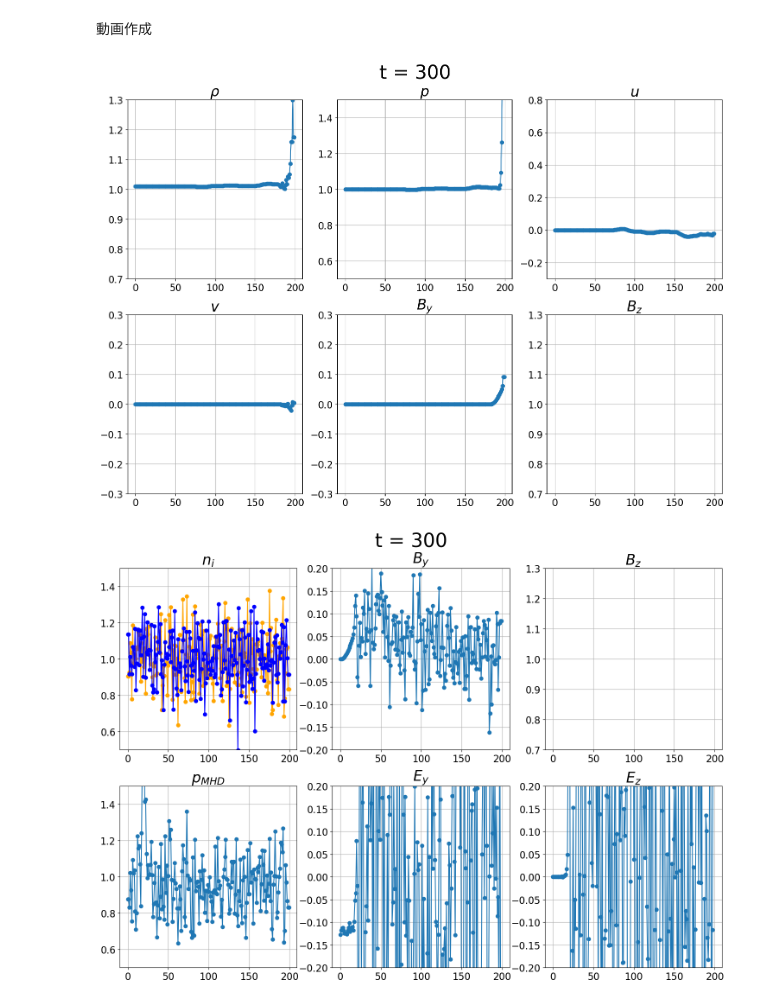
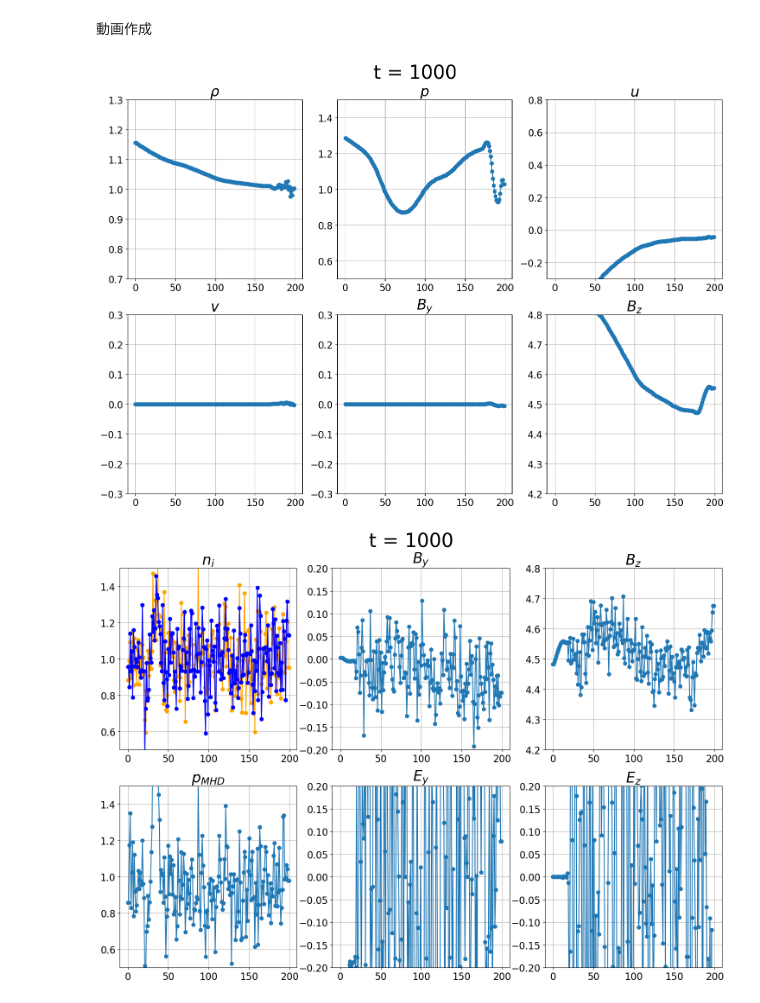
Before and after one commit to keita-akutagawa/MHD-PIC, a Jupyter notebook: 1D/Alfven_MHD-PIC_original.ipynb, the cells around one changed output. Cells and saved outputs as stored; diff of their text form; code cells hidden in the pictures.

```diff
--- a/1D/Alfven_MHD-PIC_original.ipynb
+++ b/1D/Alfven_MHD-PIC_original.ipynb
@@ -745,12 +745,12 @@ def send_MHD_to_PICinterface_particle(
     )
 
     #i~i+1グリッド内の粒子の再配置をするにはi+1/2の情報が必要
-    zeroth_moment_ion = 0.5 * (zeroth_moment_ion + np.roll(zeroth_moment_ion, -1))
-    zeroth_moment_electron = 0.5 * (zeroth_moment_electron + np.roll(zeroth_moment_electron, -1))
-    bulk_speed_ion_pic = 0.5 * (bulk_speed_ion_pic + np.roll(bulk_speed_ion_pic, -1, axis=1))
-    bulk_speed_electron_pic = 0.5 * (bulk_speed_electron_pic + np.roll(bulk_speed_electron_pic, -1, axis=1))
-    v_thi_squared_pic = 0.5 * (v_thi_squared_pic + np.roll(v_thi_squared_pic, -1))
-    v_the_squared_pic = 0.5 * (v_the_squared_pic + np.roll(v_the_squared_pic, -1))
+    zeroth_moment_ion = 0.5 * (zeroth_moment_ion + np.roll(zeroth_moment_ion, 1))
+    zeroth_moment_electron = 0.5 * (zeroth_moment_electron + np.roll(zeroth_moment_electron, 1))
+    bulk_speed_ion_pic = 0.5 * (bulk_speed_ion_pic + np.roll(bulk_speed_ion_pic, 1, axis=1))
+    bulk_speed_electron_pic = 0.5 * (bulk_speed_electron_pic + np.roll(bulk_speed_electron_pic, 1, axis=1))
+    v_thi_squared_pic = 0.5 * (v_thi_squared_pic + np.roll(v_thi_squared_pic, 1))
+    v_the_squared_pic = 0.5 * (v_the_squared_pic + np.roll(v_the_squared_pic, 1))
     zeroth_moment_ion[0] = zeroth_moment_ion[1]
     zeroth_moment_ion[-1] = zeroth_moment_ion[-2]
     zeroth_moment_electron[0] = zeroth_moment_electron[1]
@@ -811,6 +811,8 @@ def send_PIC_to_MHDinterface(
     B_pic[0, :] = B_pic[0, :]
     B_pic[1, :] = 0.5 * (B_pic[1, :] + np.roll(B_pic[1, :], 1, axis=0))
     B_pic[2, :] = 0.5 * (B_pic[2, :] + np.roll(B_pic[2, :], 1, axis=0))
+    B_pic[:, 0] = B_pic[:, 1]
+    B_pic[:, -1] = B_pic[:, -2]
     Bx_pic = B_pic[0, index_interface_pic_start:index_interface_pic_end]
     By_pic = B_pic[1, index_interface_pic_start:index_interface_pic_end]
     Bz_pic = B_pic[2, index_interface_pic_start:index_interface_pic_end]
@@ -946,14 +948,14 @@ x_coordinate_mhd = np.arange(x_min_mhd, x_max_mhd, dx_mhd)
 
 alfven_trigger_position = 80.0 * dx_mhd
 U1 = np.zeros([8, nx_mhd])
-rho_init = rho0_mhd * (1.0 + 0.0 * np.exp(-(x_coordinate_mhd - alfven_trigger_position)**2 / 20**2))
-u_init = 0.0 * VA_mhd * np.exp(-(x_coordinate_mhd - alfven_trigger_position)**2 / 20**2)
+rho_init = rho0_mhd * (1.0 + 0.5 * np.exp(-(x_coordinate_mhd - alfven_trigger_position)**2 / 20**2))
+u_init = 0.5 * VA_mhd * np.exp(-(x_coordinate_mhd - alfven_trigger_position)**2 / 20**2)
 v_init = 0.0
 w_init = 0.0
 Bx_init = 0.0
 By_init = 0.0
-Bz_init = B0_mhd * (1.0 + 0.0 * np.exp(-(x_coordinate_mhd - alfven_trigger_position)**2 / 20**2))
-p_init = p0_mhd * (1.0 + 0.0 * np.exp(-(x_coordinate_mhd - alfven_trigger_position)**2 / 20**2))
+Bz_init = B0_mhd * (1.0 + 0.5 * np.exp(-(x_coordinate_mhd - alfven_trigger_position)**2 / 20**2))
+p_init = p0_mhd * (1.0 + 0.5 * np.exp(-(x_coordinate_mhd - alfven_trigger_position)**2 / 20**2))
 U1[0, :] = rho_init
 U1[1, :] = rho_init * u_init
 U1[2, :] = rho_init * v_init
@@ -1015,7 +1017,7 @@ dt_mhd = CFL * np.min(1.0 / ((np.abs(u_mhd) + np.sqrt(cs_mhd**2 + ca_mhd**2)) /
 dt_pic = dt_mhd / np.abs(omega_pe / omega_ce) * np.sqrt(r_m)
 
 
-steps = 300
+steps = 1000
 time = 0.0
 for step in range(steps+1):
 
@@ -1592,7 +1594,7 @@ for i in range(0, steps+1, interval):
     ax3.set_ylim(-0.3, 0.8)
     ax4.set_ylim(-0.3, 0.3)
     ax5.set_ylim(-0.3, 0.3)
-    ax6.set_ylim(0.7, 1.3)
+    ax6.set_ylim(4.2, 4.8)
 
     ax1.set_title(r"$\rho$", fontsize=24)
     ax2.set_title(r"$p$", fontsize=24)
@@ -1630,7 +1632,7 @@ for i in range(0, steps, interval):
     video.write(img)
 video.release()
 # %% [output]
-[figure, old version]
+[figure, new version]
 # %%
 fig = plt.figure(figsize=(18, 12))
 ax1 = fig.add_subplot(231)
@@ -1695,7 +1697,7 @@ for i in range(0, steps+1, interval):
 
     ax1.set_ylim(0.5, 1.5)
     ax2.set_ylim(-0.2, 0.2)
-    ax3.set_ylim(0.7, 1.3)
+    ax3.set_ylim(4.2, 4.8)
     ax4.set_ylim(0.5, 1.5)
     ax5.set_ylim(-0.2, 0.2)
     ax6.set_ylim(-0.2, 0.2)
@@ -1709,31 +1711,31 @@ for i in range(0, steps+1, interval):
     ax1.tick_params(labelsize=16)
     ax2.tick_params(labelsize=16)
     ax3.tick_params(labelsize=16)
     ax4.tick_params(labelsize=16)
     ax5.tick_params(labelsize=16)
     ax6.tick_params(labelsize=16)
     ax1.grid()
     ax2.grid()
     ax3.grid()
     ax4.grid()
     ax5.grid()
     ax6.grid()
 
     plt.suptitle(f"t = {i}", y=0.95, fontsize=32)
 
     fig.savefig(f'./pictures/{i}.png', dpi=200)
 
 
 img = cv2.imread(f'./pictures/0.png')
 framesize = (img.shape[1], img.shape[0])
 fps = 5.0
 
 fourcc = cv2.VideoWriter_fourcc('m','p','4','v')
 video  = cv2.VideoWriter(filename=filename, fourcc=fourcc, fps=fps, frameSize=framesize)
 
 for i in range(0, steps, interval):
     img = cv2.imread(f'./pictures/{i}.png')
     video.write(img)
 video.release()
 # %% [output]
-[figure, old version]
+[figure, new version]
```
Also changed, not shown: parts of 5 cells of this notebook.
